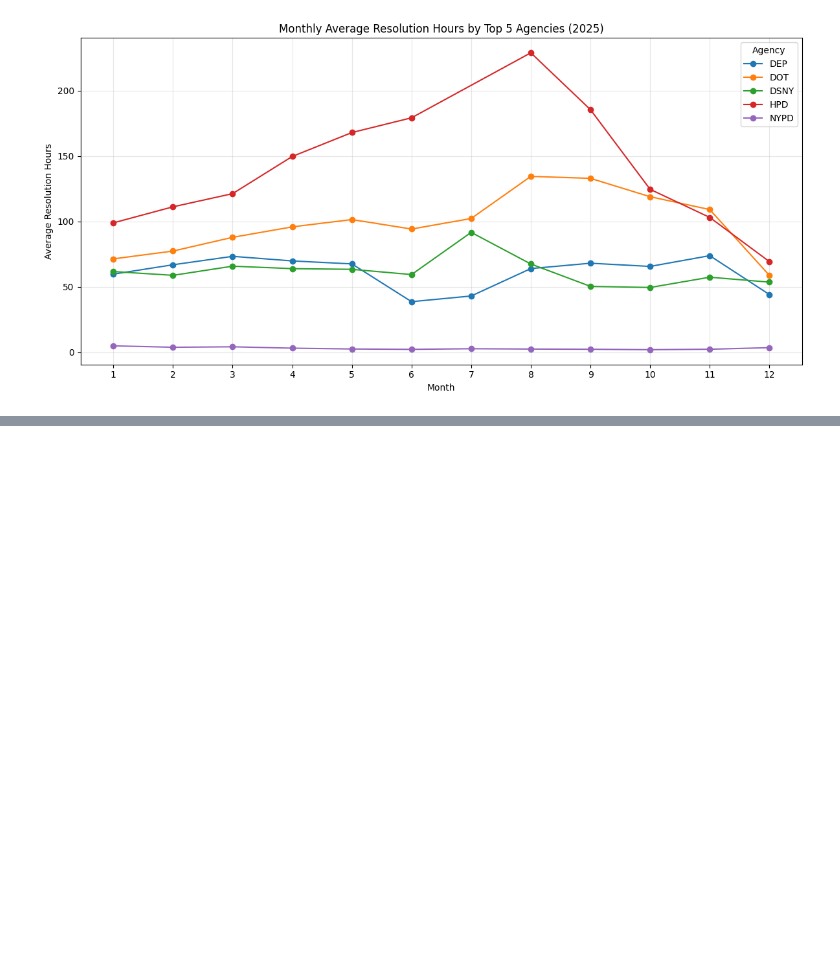
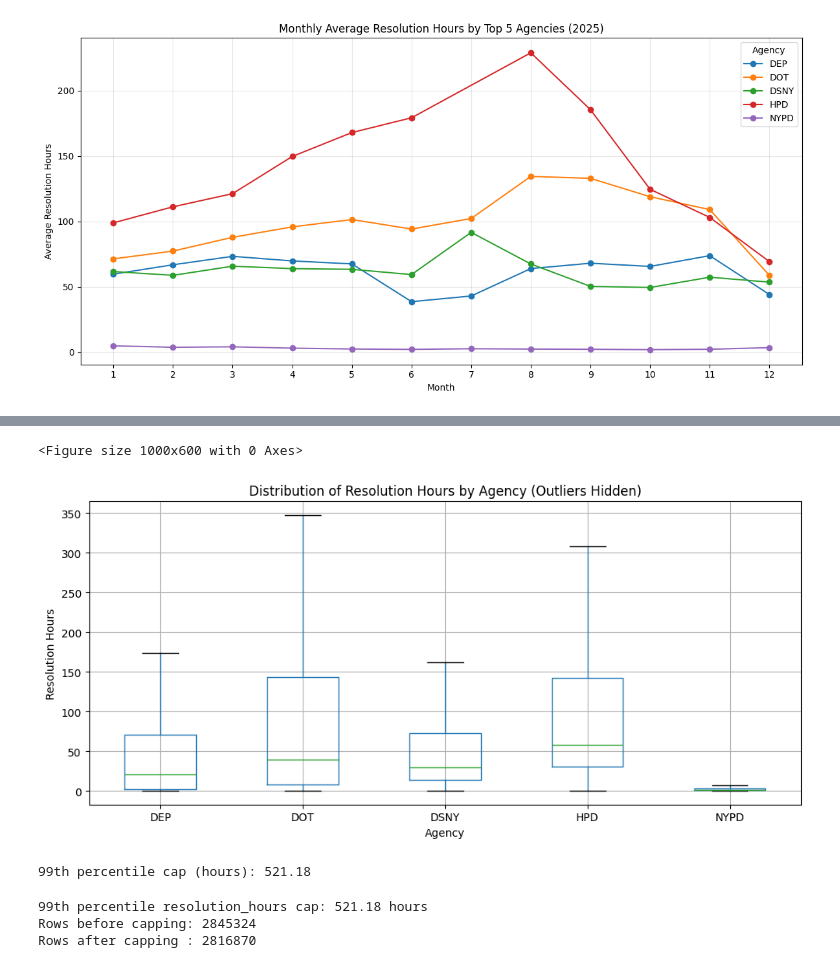
Before and after one commit to yerapark/nyc-311-service-analysis, a Jupyter notebook: notebooks/03_full_year_modeling.ipynb, the cells around one changed output, grey strips where cells are left out. Saved outputs shown, nothing was run; the diff lists cells and outputs as text; code cells hidden in the pictures; blank space fills up the shorter version.

```diff
--- a/notebooks/03_full_year_modeling.ipynb
+++ b/notebooks/03_full_year_modeling.ipynb
@@ -713,0 +621,40 @@ plt.show()
+# %%
+plt.figure(figsize=(10, 6))
+
+df4.boxplot(
+    column="resolution_hours",
+    by="agency",
+    showfliers=False
+)
+
+plt.title("Distribution of Resolution Hours by Agency (Outliers Hidden)")
+plt.suptitle("")
+plt.xlabel("Agency")
+plt.ylabel("Resolution Hours")
+plt.tight_layout()
+plt.show()
+# %% [output]
+<Figure size 1000x600 with 0 Axes>
+[figure, added]
+# %%
+# Attempt to remove outliers by putting a cap on 99th quartile
+cap = df4["resolution_hours"].quantile(0.99)
+df_capped = df4[df4["resolution_hours"] <= cap].copy()
+
+print("99th percentile cap (hours):", round(cap, 2))
+# %% [output]
+99th percentile cap (hours): 521.18
+# %%
+# Compute 99th percentile cap
+cap_99 = df4["resolution_hours"].quantile(0.99)
+print(f"99th percentile resolution_hours cap: {cap_99:.2f} hours")
+
+# Apply cap
+df4_capped = df4[df4["resolution_hours"] <= cap_99].copy()
+
+print("Rows before capping:", len(df4))
+print("Rows after capping :", len(df4_capped))
+# %% [output]
+99th percentile resolution_hours cap: 521.18 hours
+Rows before capping: 2845324
+Rows after capping : 2816870
```
Also changed, not shown: parts of 40 cells of this notebook, 1 other file.
